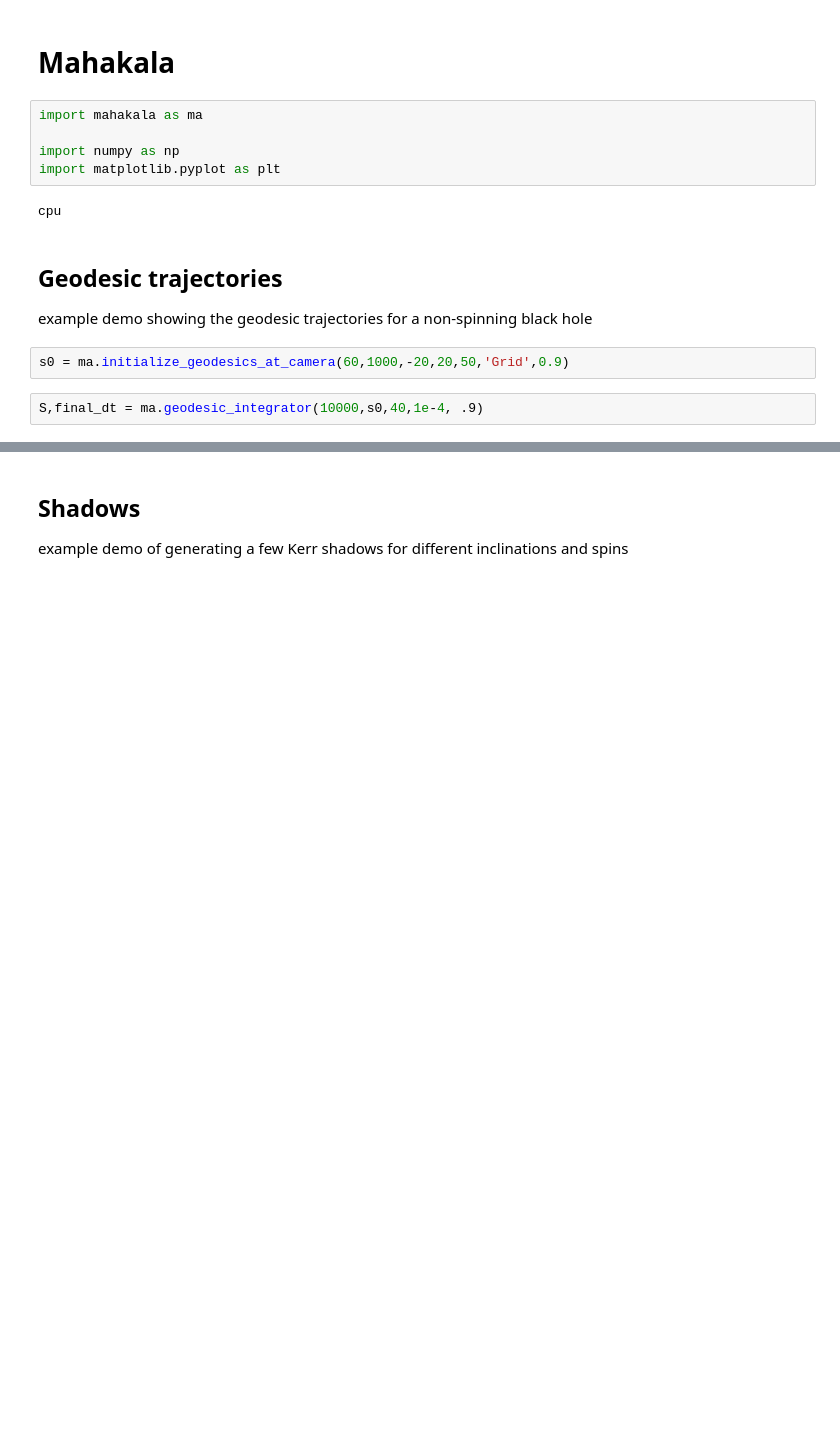
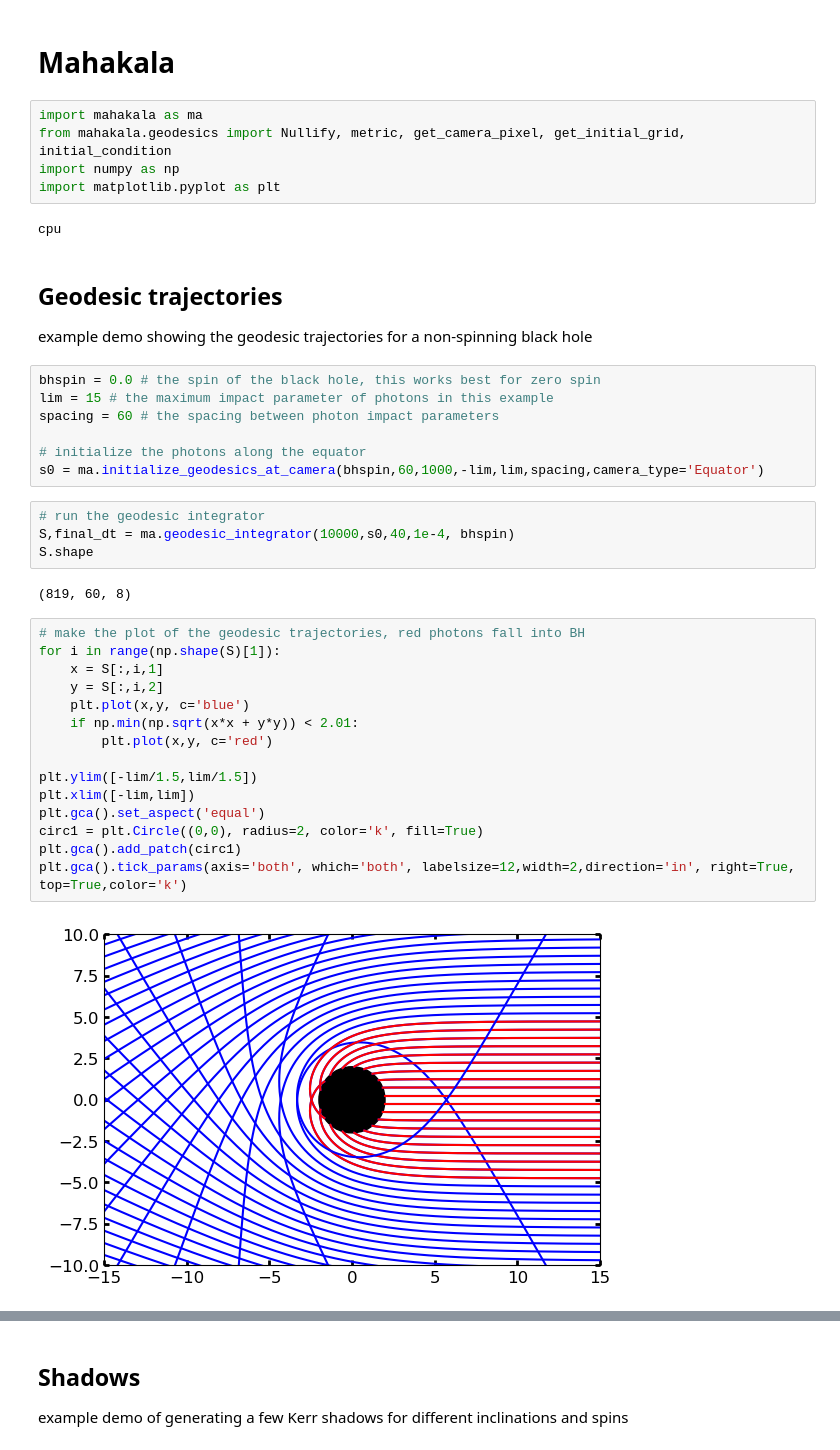
Before and after one commit to liamedeiros/Mahakala, a Jupyter notebook: demos/Mahakala_testing.ipynb, the cells around one changed output, grey strips where cells are left out. Cells and saved outputs as stored; diff of their text form; blank space fills up the shorter version.

```diff
--- a/demos/Mahakala_testing.ipynb
+++ b/demos/Mahakala_testing.ipynb
@@ -5,7 +5,7 @@
 # Mahakala
 # %%
 import mahakala as ma
-
+from mahakala.geodesics import Nullify, metric, get_camera_pixel, get_initial_grid, initial_condition
 import numpy as np
 import matplotlib.pyplot as plt
 # %% [output]
@@ -14,6 +14,32 @@ cpu
 ## Geodesic trajectories
 example demo showing the geodesic trajectories for a non-spinning black hole
 # %%
-s0 = ma.initialize_geodesics_at_camera(60,1000,-20,20,50,'Grid',0.9)
+bhspin = 0.0 # the spin of the black hole, this works best for zero spin
+lim = 15 # the maximum impact parameter of photons in this example
+spacing = 60 # the spacing between photon impact parameters
+
+# initialize the photons along the equator
+s0 = ma.initialize_geodesics_at_camera(bhspin,60,1000,-lim,lim,spacing,camera_type='Equator')
 # %%
-S,final_dt = ma.geodesic_integrator(10000,s0,40,1e-4, .9)
+# run the geodesic integrator
+S,final_dt = ma.geodesic_integrator(10000,s0,40,1e-4, bhspin)
+S.shape
+# %% [output]
+(819, 60, 8)
+# %%
+# make the plot of the geodesic trajectories, red photons fall into BH
+for i in range(np.shape(S)[1]):
+    x = S[:,i,1]
+    y = S[:,i,2]
+    plt.plot(x,y, c='blue')
+    if np.min(np.sqrt(x*x + y*y)) < 2.01:
+        plt.plot(x,y, c='red')
+
+plt.ylim([-lim/1.5,lim/1.5])
+plt.xlim([-lim,lim])
+plt.gca().set_aspect('equal')
+circ1 = plt.Circle((0,0), radius=2, color='k', fill=True)
+plt.gca().add_patch(circ1)
+plt.gca().tick_params(axis='both', which='both', labelsize=12,width=2,direction='in', right=True, top=True,color='k')
+# %% [output]
+[figure, added]
```
Also changed, not shown: parts of 10 cells of this notebook, 1 other file.
